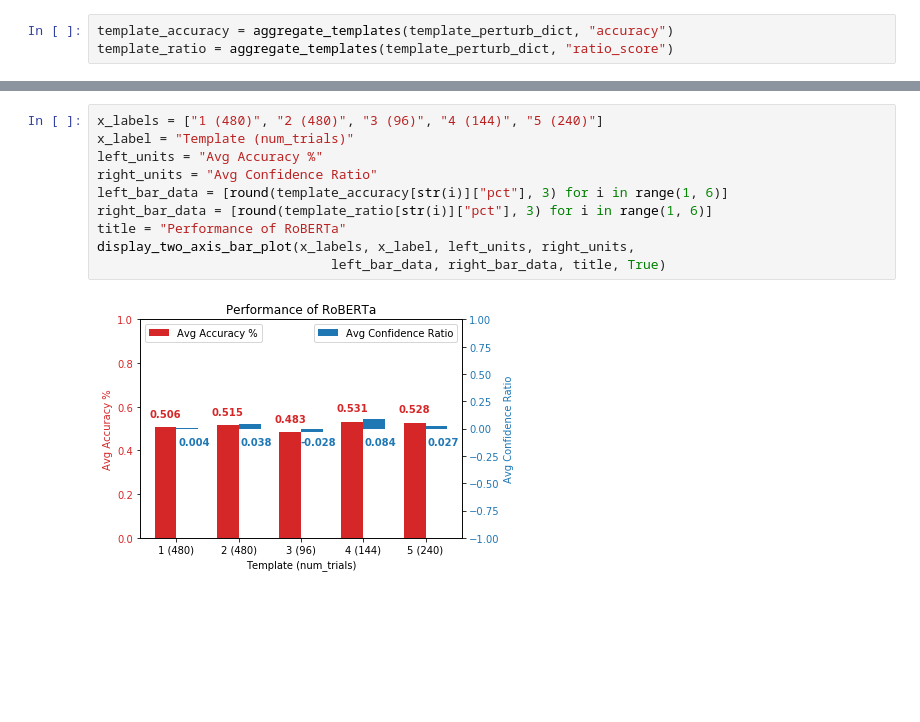
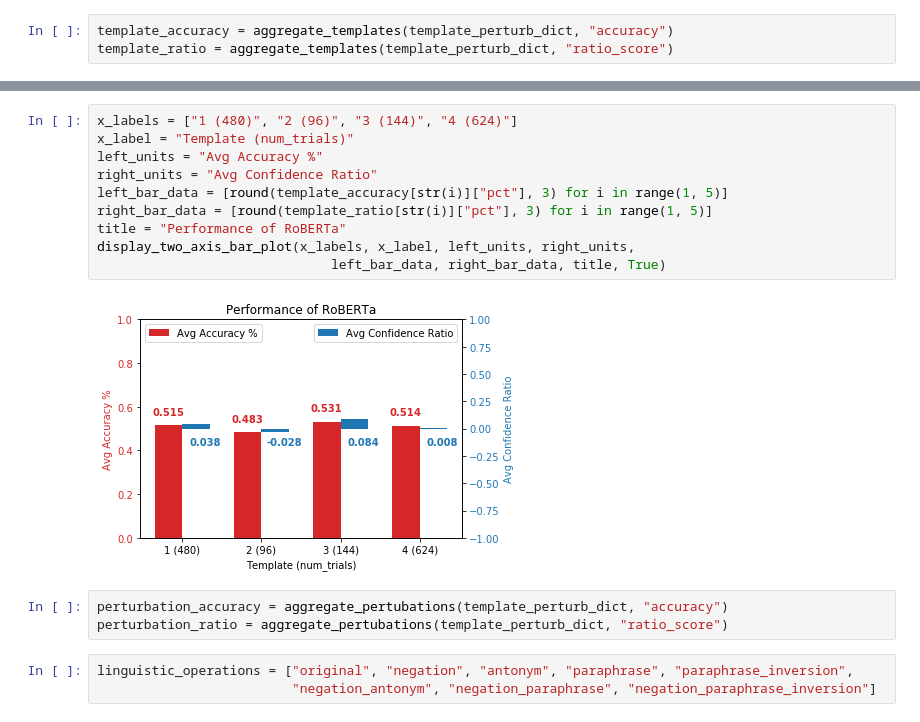
Before and after one commit to shaoxia57/common_sense_embedding_analysis, a Jupyter notebook: Generate_Plots.ipynb, the cells around one changed output, grey strips where cells are left out. Saved outputs shown, nothing was run; the diff lists cells and outputs as text; blank space fills up the shorter version.

Commit message:
new visuals

```diff
--- a/Generate_Plots.ipynb
+++ b/Generate_Plots.ipynb
@@ -102,12 +149,18 @@ def display_two_axis_bar_plot(x_labels, x_label, left_units, right_units,
 # %%
-x_labels = ["1 (480)", "2 (480)", "3 (96)", "4 (144)", "5 (240)"]
+x_labels = ["1 (480)", "2 (96)", "3 (144)", "4 (624)"]
 x_label = "Template (num_trials)"
 left_units = "Avg Accuracy %"
 right_units = "Avg Confidence Ratio"
-left_bar_data = [round(template_accuracy[str(i)]["pct"], 3) for i in range(1, 6)]
-right_bar_data = [round(template_ratio[str(i)]["pct"], 3) for i in range(1, 6)]
+left_bar_data = [round(template_accuracy[str(i)]["pct"], 3) for i in range(1, 5)]
+right_bar_data = [round(template_ratio[str(i)]["pct"], 3) for i in range(1, 5)]
 title = "Performance of RoBERTa"
 display_two_axis_bar_plot(x_labels, x_label, left_units, right_units,
                               left_bar_data, right_bar_data, title, True)
 # %% [output]
-[figure, old version]
+[figure, new version]
+# %%
+perturbation_accuracy = aggregate_pertubations(template_perturb_dict, "accuracy")
+perturbation_ratio = aggregate_pertubations(template_perturb_dict, "ratio_score")
+# %%
+linguistic_operations = ["original", "negation", "antonym", "paraphrase", "paraphrase_inversion",
+                         "negation_antonym", "negation_paraphrase", "negation_paraphrase_inversion"]
```
Also changed, not shown: parts of 13 cells of this notebook, 7 other files.
